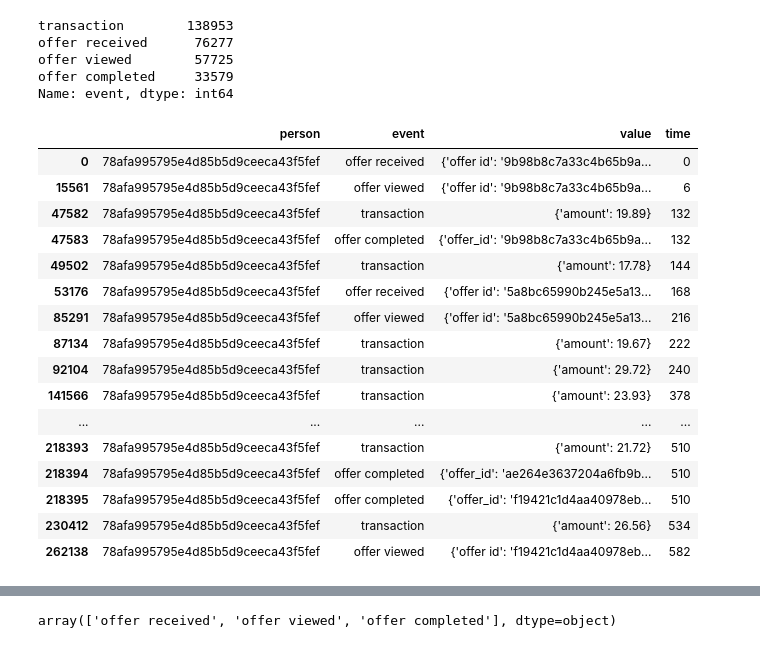
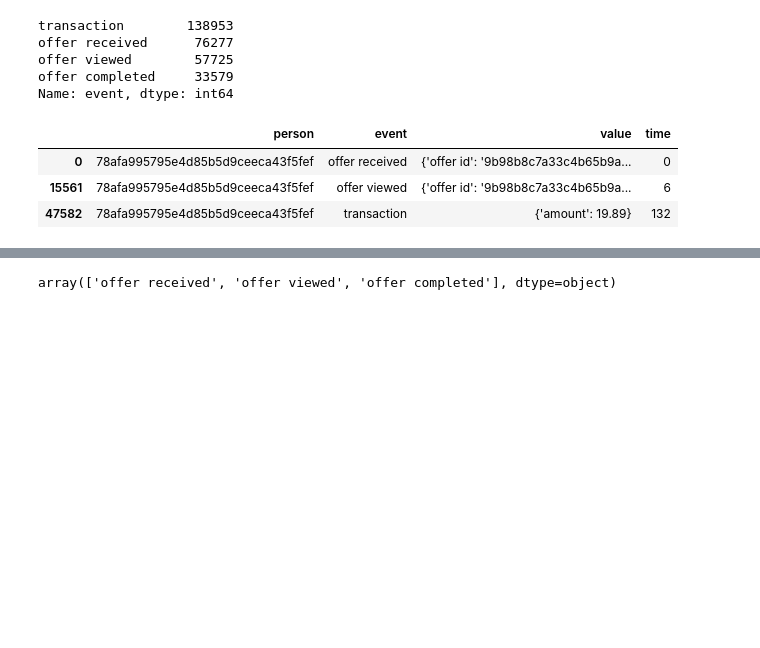
Before and after one commit to abndre/Starbucks-Capstone-Challenge, a Jupyter notebook: Starbucks_Capstone_notebook.ipynb, the cells around one changed output, grey strips where cells are left out. Drawn from its saved outputs; the diff is of its cells as text; code cells hidden in the pictures; blank space fills up the shorter version.

```diff
--- a/Starbucks_Capstone_notebook.ipynb
+++ b/Starbucks_Capstone_notebook.ipynb
@@ -256,22 +322,9 @@ offer viewed        57725
 offer completed     33579
 Name: event, dtype: int64
 # %%
-transcript[transcript.person=='78afa995795e4d85b5d9ceeca43f5fef']
+transcript[transcript.person=='78afa995795e4d85b5d9ceeca43f5fef'].head(3)
 # %% [output]
 |  | person | event | value | time |
 | 0 | 78afa995795e4d85b5d9ceeca43f5fef | offer received | {'offer id': '9b98b8c7a33c4b65b9a... | 0 |
 | 15561 | 78afa995795e4d85b5d9ceeca43f5fef | offer viewed | {'offer id': '9b98b8c7a33c4b65b9a... | 6 |
 | 47582 | 78afa995795e4d85b5d9ceeca43f5fef | transaction | {'amount': 19.89} | 132 |
-| 47583 | 78afa995795e4d85b5d9ceeca43f5fef | offer completed | {'offer_id': '9b98b8c7a33c4b65b9a... | 132 |
-| 49502 | 78afa995795e4d85b5d9ceeca43f5fef | transaction | {'amount': 17.78} | 144 |
-| 53176 | 78afa995795e4d85b5d9ceeca43f5fef | offer received | {'offer id': '5a8bc65990b245e5a13... | 168 |
-| 85291 | 78afa995795e4d85b5d9ceeca43f5fef | offer viewed | {'offer id': '5a8bc65990b245e5a13... | 216 |
-| 87134 | 78afa995795e4d85b5d9ceeca43f5fef | transaction | {'amount': 19.67} | 222 |
-| 92104 | 78afa995795e4d85b5d9ceeca43f5fef | transaction | {'amount': 29.72} | 240 |
-| 141566 | 78afa995795e4d85b5d9ceeca43f5fef | transaction | {'amount': 23.93} | 378 |
-| ... | ... | ... | ... | ... |
-| 218393 | 78afa995795e4d85b5d9ceeca43f5fef | transaction | {'amount': 21.72} | 510 |
-| 218394 | 78afa995795e4d85b5d9ceeca43f5fef | offer completed | {'offer_id': 'ae264e3637204a6fb9b... | 510 |
-| 218395 | 78afa995795e4d85b5d9ceeca43f5fef | offer completed | {'offer_id': 'f19421c1d4aa40978eb... | 510 |
-| 230412 | 78afa995795e4d85b5d9ceeca43f5fef | transaction | {'amount': 26.56} | 534 |
-| 262138 | 78afa995795e4d85b5d9ceeca43f5fef | offer viewed | {'offer id': 'f19421c1d4aa40978eb... | 582 |
```
Also changed, not shown: parts of 68 cells of this notebook.
